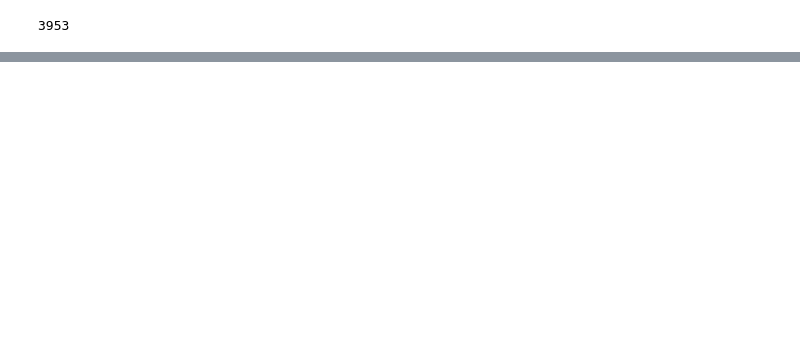
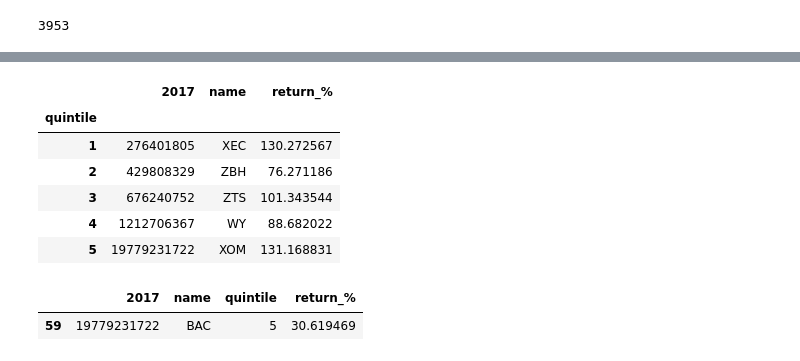
Before and after one commit to baruchfrost/legendary-invention, a Jupyter notebook: data_analysis_bf.ipynb, the cells around one changed output, grey strips where cells are left out. Saved outputs shown, nothing was run; the diff lists cells and outputs as text; code cells hidden in the pictures; blank space fills up the shorter version.

```diff
--- a/data_analysis_bf.ipynb
+++ b/data_analysis_bf.ipynb
@@ -129,0 +148,21 @@ first_last_days_data.reset_index()
+# %%
+# Create a dictionary with open and close years
+years_dict = {2014: ["2014-01-02", "2014-12-31"],
+                       2015: ["2015-01-02", "2015-12-31"],
+                       2016: ["2016-01-04", "2016-12-30"],
+                       2017: ["2017-01-03", "2017-12-29"]}
+# %%
+# function to receive a stock symbol and year and return the annual percentage
+def get_stock_annual_return(name: str, year: int) -> float:
+    year_open_date = years_dict[year][0]
+    year_close_date = years_dict[year][1]
+
+    try:
+        open_price = first_last_days_data.loc[(first_last_days_data["date"] == year_open_date) & (first_last_days_data["name"] == name), ("open")].head(1).item()
+        close_price = first_last_days_data.loc[(first_last_days_data["date"] == year_close_date) & (first_last_days_data["name"] == name), ("close")].head(1).item()
+    except Exception as e:
+        print(e)
+        print(name)
+        return None
+
+    return pct_change(open_price, close_price)
@@ -129,0 +188,5 @@ first_last_days_data.reset_index()
+# %%
+# get returns for 2015, 2016, and 2017
+volume_data_2015["return_%"] = volume_data_2015["name"].apply(lambda name: get_stock_annual_return(name, 2015))
+volume_data_2016["return_%"] = volume_data_2016["name"].apply(lambda name: get_stock_annual_return(name, 2016))
+volume_data_2017["return_%"] = volume_data_2017["name"].apply(lambda name: get_stock_annual_return(name, 2017))
@@ -129,0 +234,16 @@ first_last_days_data.reset_index()
+# %%
+volume_data_2017.groupby("quintile").max()
+# %% [output]
+|  | 2017 | name | return_% |
+| quintile |  |  |  |
+| 1 | 276401805 | XEC | 130.272567 |
+| 2 | 429808329 | ZBH | 76.271186 |
+| 3 | 676240752 | ZTS | 101.343544 |
+| 4 | 1212706367 | WY | 88.682022 |
+| 5 | 19779231722 | XOM | 131.168831 |
+# %%
+# used this code to determine which stock had the outsized volume - BAC (Bank of America) each year
+volume_data_2017[volume_data_2017["2017"] == 19779231722]
+# %% [output]
+|  | 2017 | name | quintile | return_% |
+| 59 | 19779231722 | BAC | 5 | 30.619469 |
```
Also changed, not shown: parts of 10 cells of this notebook.
